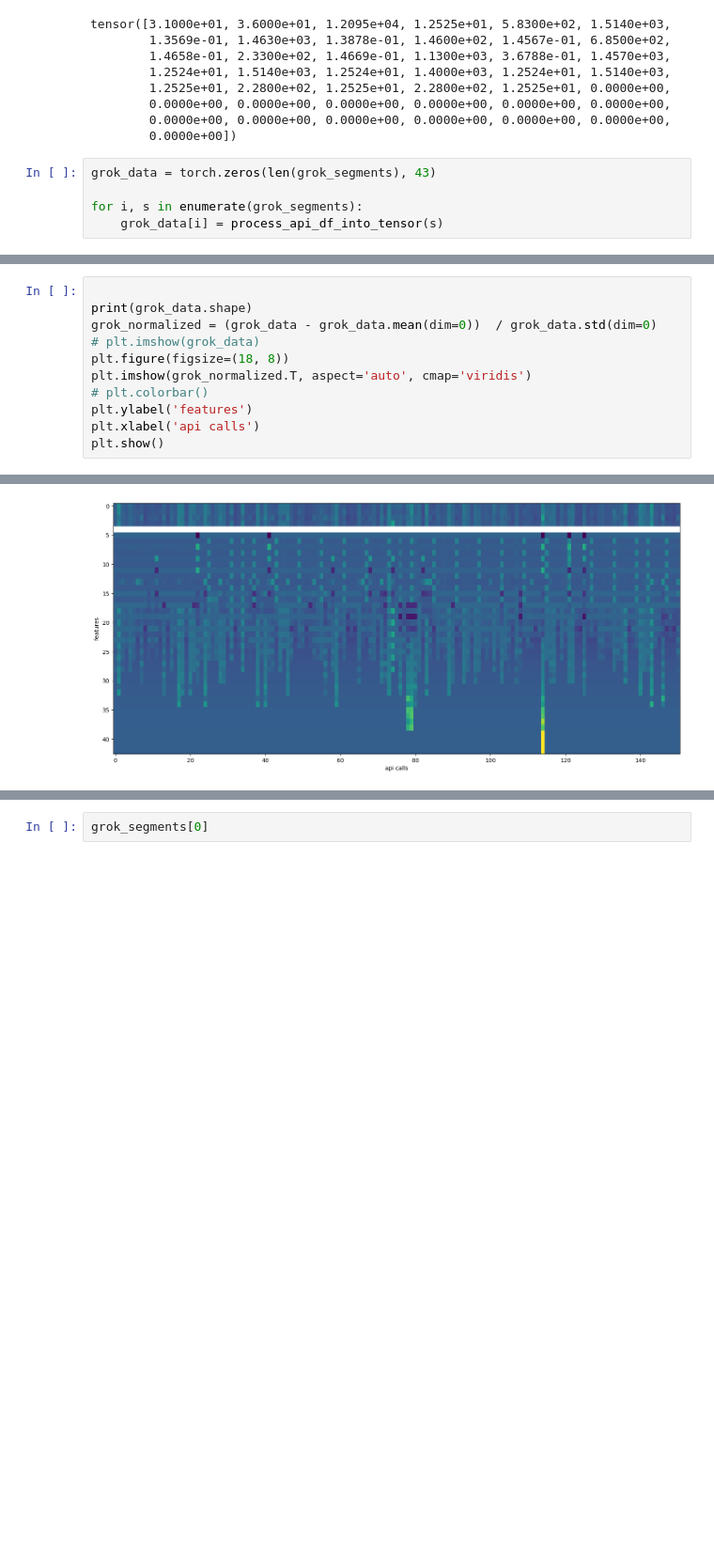
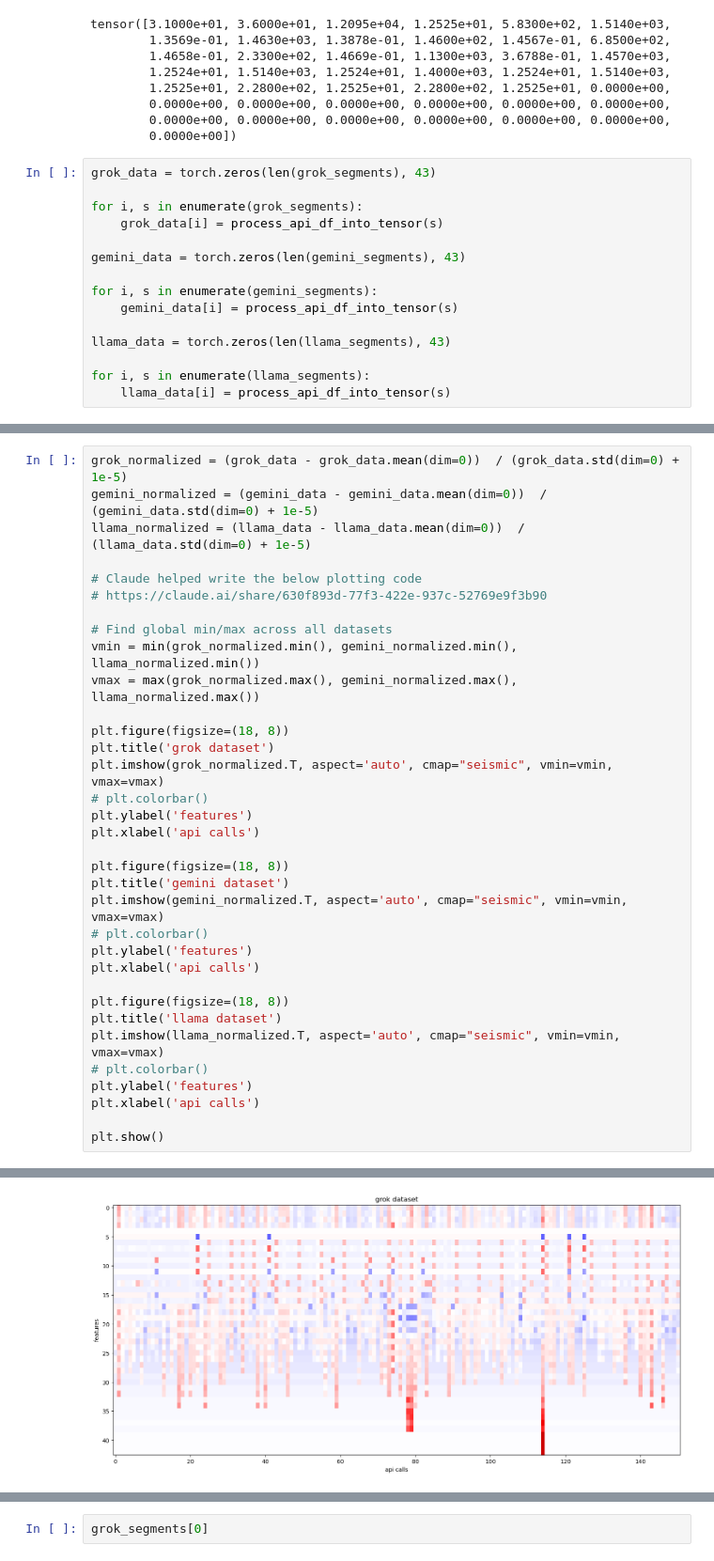
Before and after one commit to noise-course/course-project-zroe1, a Jupyter notebook: main.ipynb, the cells around one changed output, grey strips where cells are left out. Shown: that part at 94% size. Cells and saved outputs as stored; diff of their text form; blank space fills up the shorter version.

Commit message:
some nicer plots

```diff
--- a/main.ipynb
+++ b/main.ipynb
@@ -401,3 +402,13 @@ grok_data = torch.zeros(len(grok_segments), 43)
 
 for i, s in enumerate(grok_segments):
     grok_data[i] = process_api_df_into_tensor(s)
+
+gemini_data = torch.zeros(len(gemini_segments), 43)
+
+for i, s in enumerate(gemini_segments):
+    gemini_data[i] = process_api_df_into_tensor(s)
+
+llama_data = torch.zeros(len(llama_segments), 43)
+
+for i, s in enumerate(llama_segments):
+    llama_data[i] = process_api_df_into_tensor(s)
@@ -435,12 +425,35 @@ tensor([0.1357, 0.0451, 0.0769, 0.0743, 0.0932, 0.0881, 0.1008, 0.0655, 0.1332,
 # %%
+grok_normalized = (grok_data - grok_data.mean(dim=0))  / (grok_data.std(dim=0) + 1e-5)
+gemini_normalized = (gemini_data - gemini_data.mean(dim=0))  / (gemini_data.std(dim=0) + 1e-5)
+llama_normalized = (llama_data - llama_data.mean(dim=0))  / (llama_data.std(dim=0) + 1e-5)
 
-print(grok_data.shape)
-grok_normalized = (grok_data - grok_data.mean(dim=0))  / grok_data.std(dim=0)
-# plt.imshow(grok_data)
+# Claude helped write the below plotting code
+# https://claude.ai/share/630f893d-77f3-422e-937c-52769e9f3b90
+
+# Find global min/max across all datasets
+vmin = min(grok_normalized.min(), gemini_normalized.min(), llama_normalized.min())
+vmax = max(grok_normalized.max(), gemini_normalized.max(), llama_normalized.max())
+
 plt.figure(figsize=(18, 8))
-plt.imshow(grok_normalized.T, aspect='auto', cmap='viridis')
+plt.title('grok dataset')
+plt.imshow(grok_normalized.T, aspect='auto', cmap="seismic", vmin=vmin, vmax=vmax)
 # plt.colorbar()
 plt.ylabel('features')
 plt.xlabel('api calls')
+
+plt.figure(figsize=(18, 8))
+plt.title('gemini dataset')
+plt.imshow(gemini_normalized.T, aspect='auto', cmap="seismic", vmin=vmin, vmax=vmax)
+# plt.colorbar()
+plt.ylabel('features')
+plt.xlabel('api calls')
+
+plt.figure(figsize=(18, 8))
+plt.title('llama dataset')
+plt.imshow(llama_normalized.T, aspect='auto', cmap="seismic", vmin=vmin, vmax=vmax)
+# plt.colorbar()
+plt.ylabel('features')
+plt.xlabel('api calls')
+
 plt.show()
 # %% [output]
@@ -448 +460 @@ torch.Size([151, 43])
-[figure, old version]
+[figure, new version]
```
Also changed, not shown: parts of 5 cells of this notebook.
